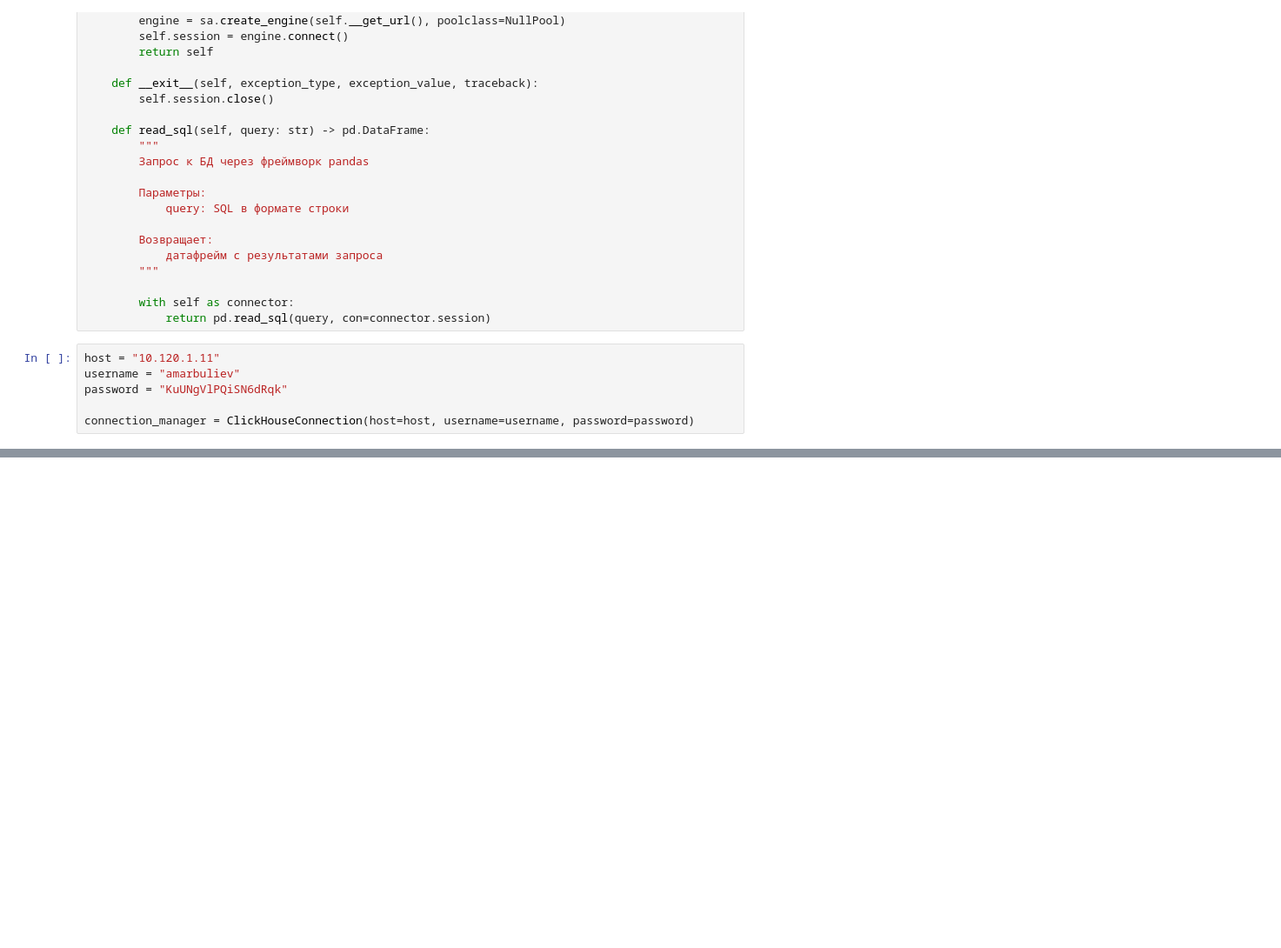
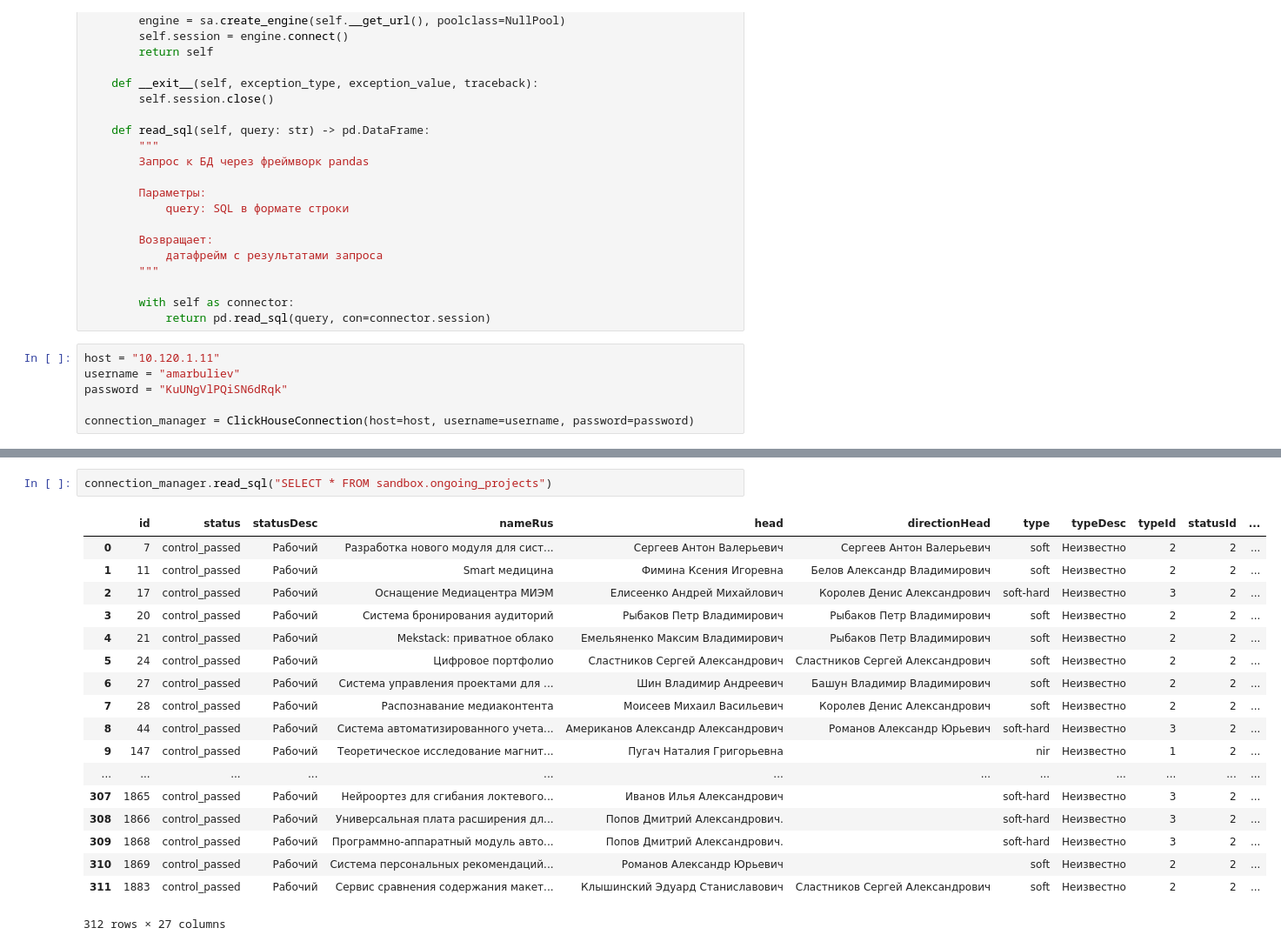
Before and after one commit to axmedddddddd/miem-users-network-graph, a Jupyter notebook: GraphMaker/notebooks/clickhouse_connection.ipynb, the cells around one changed output, grey strips where cells are left out. Shown: that part at 87% size. Cells and saved outputs as stored; diff of their text form; blank space fills up the shorter version.

```diff
--- a/GraphMaker/notebooks/clickhouse_connection.ipynb
+++ b/GraphMaker/notebooks/clickhouse_connection.ipynb
@@ -118,0 +93,21 @@ all_tables['name'].tolist()
+# %%
+connection_manager.read_sql("SELECT * FROM sandbox.ongoing_projects")
+# %% [output]
+|  | id | status | statusDesc | nameRus | head | directionHead | type | typeDesc | typeId | statusId | ... |
+| 0 | 7 | control_passed | Рабочий | Разработка нового модуля для сист... | Сергеев Антон Валерьевич | Сергеев Антон Валерьевич | soft | Неизвестно | 2 | 2 | ... |
+| 1 | 11 | control_passed | Рабочий | Smart медицина | Фимина Ксения Игоревна | Белов Александр Владимирович | soft | Неизвестно | 2 | 2 | ... |
+| 2 | 17 | control_passed | Рабочий | Оснащение Медиацентра МИЭМ | Елисеенко Андрей Михайлович | Королев Денис Александрович | soft-hard | Неизвестно | 3 | 2 | ... |
+| 3 | 20 | control_passed | Рабочий | Система бронирования аудиторий | Рыбаков Петр Владимирович | Рыбаков Петр Владимирович | soft | Неизвестно | 2 | 2 | ... |
+| 4 | 21 | control_passed | Рабочий | Mekstack: приватное облако | Емельяненко Максим Владимирович | Рыбаков Петр Владимирович | soft | Неизвестно | 2 | 2 | ... |
+| 5 | 24 | control_passed | Рабочий | Цифровое портфолио | Сластников Сергей Александрович | Сластников Сергей Александрович | soft | Неизвестно | 2 | 2 | ... |
+| 6 | 27 | control_passed | Рабочий | Система управления проектами для ... | Шин Владимир Андреевич | Башун Владимир Владимирович | soft | Неизвестно | 2 | 2 | ... |
+| 7 | 28 | control_passed | Рабочий | Распознавание медиаконтента | Моисеев Михаил Васильевич | Королев Денис Александрович | soft | Неизвестно | 2 | 2 | ... |
+| 8 | 44 | control_passed | Рабочий | Система автоматизированного учета... | Американов Александр Александрович | Романов Александр Юрьевич | soft-hard | Неизвестно | 3 | 2 | ... |
+| 9 | 147 | control_passed | Рабочий | Теоретическое исследование магнит... | Пугач Наталия Григорьевна |  | nir | Неизвестно | 1 | 2 | ... |
+| ... | ... | ... | ... | ... | ... | ... | ... | ... | ... | ... | ... |
+| 307 | 1865 | control_passed | Рабочий | Нейроортез для сгибания локтевого... | Иванов Илья Александрович |  | soft-hard | Неизвестно | 3 | 2 | ... |
+| 308 | 1866 | control_passed | Рабочий | Универсальная плата расширения дл... | Попов Дмитрий Александрович. |  | soft-hard | Неизвестно | 3 | 2 | ... |
+| 309 | 1868 | control_passed | Рабочий | Программно-аппаратный модуль авто... | Попов Дмитрий Александрович. |  | soft-hard | Неизвестно | 3 | 2 | ... |
+| 310 | 1869 | control_passed | Рабочий | Система персональных рекомендаций... | Романов Александр Юрьевич |  | soft | Неизвестно | 2 | 2 | ... |
+| 311 | 1883 | control_passed | Рабочий | Сервис сравнения содержания макет... | Клышинский Эдуард Станиславович | Сластников Сергей Александрович | soft | Неизвестно | 2 | 2 | ... |
+312 rows × 27 columns
```
Also changed, not shown: parts of 7 cells of this notebook, 10 other files.
